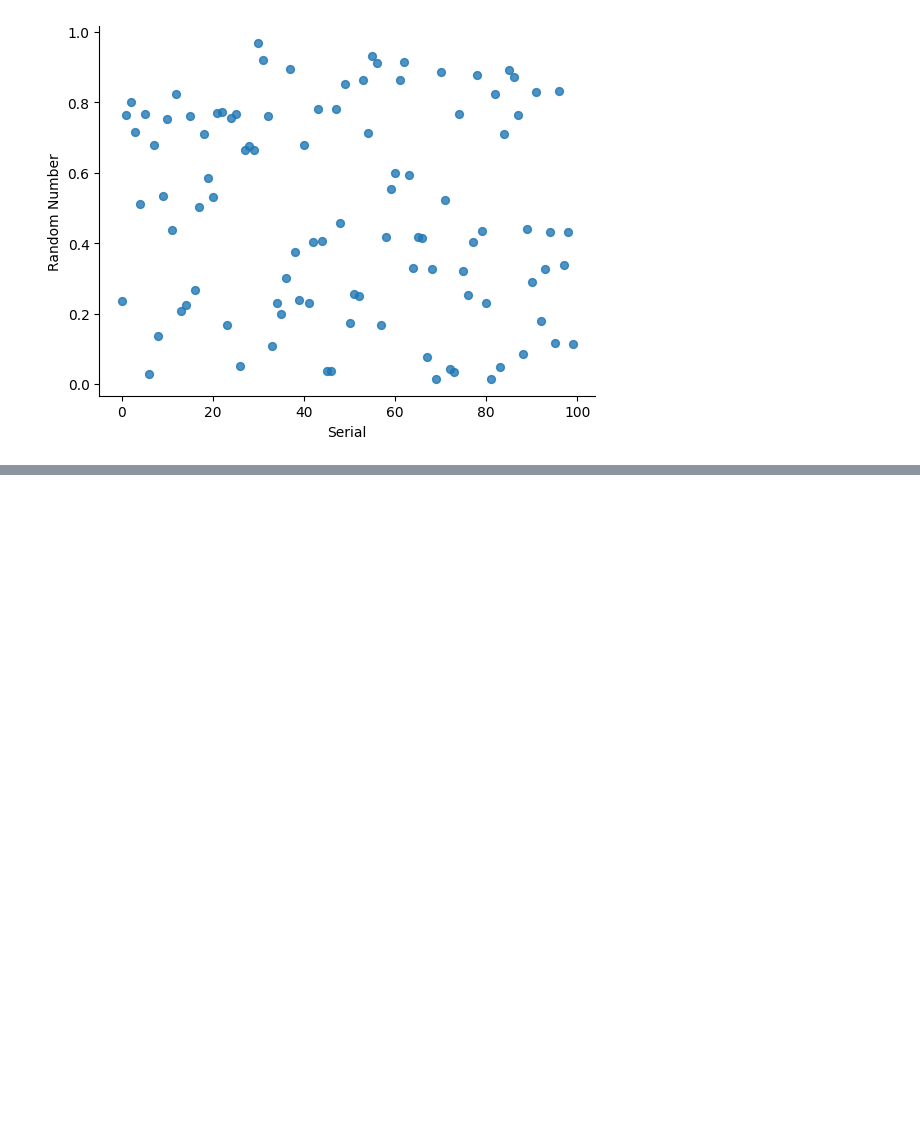
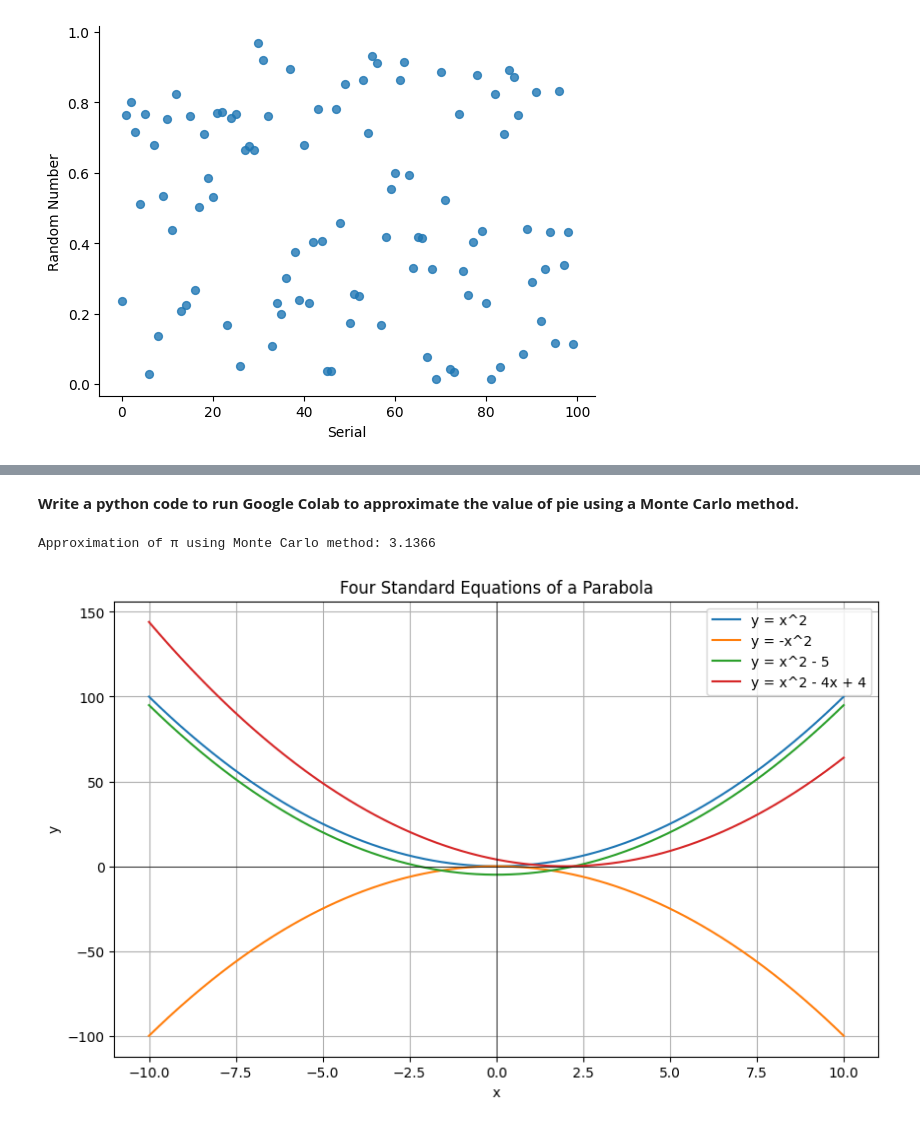
Before and after one commit to rahmanziaur/Simu-Model-ICT, a Jupyter notebook: RandomPython_Test1.ipynb, the cells around one changed output, grey strips where cells are left out. Saved outputs shown, nothing was run; the diff lists cells and outputs as text; code cells hidden in the pictures; blank space fills up the shorter version.

```diff
--- a/RandomPython_Test1.ipynb
+++ b/RandomPython_Test1.ipynb
@@ -122,0 +192,59 @@ plt.gca().spines[['top', 'right',]].set_visible(False)
+# %% [markdown]
+**Write a python code to run Google Colab to approximate the value of pie using a Monte Carlo method.**
+# %%
+import random
+
+def monte_carlo_pi(num_points):
+    points_inside_circle = 0
+
+    for _ in range(num_points):
+        x = random.uniform(0, 1)
+
+        y = random.uniform(0, 1)
+
+
+        distance = x**2 + y**2
+
+        if distance <= 1:
+            points_inside_circle += 1
+
+    pi_approx = 4 * points_inside_circle / num_points
+    return pi_approx
+
+# Number of points for Monte Carlo simulation
+num_points = 100000
+
+# Approximate π using Monte Carlo method
+approx_pi = monte_carlo_pi(num_points)
+
+print("Approximation of π using Monte Carlo method:", approx_pi)
+# %% [output]
+Approximation of π using Monte Carlo method: 3.1366
+# %%
+import numpy as np
+import matplotlib.pyplot as plt
+
+# Function to plot parabola
+def plot_parabola(a, b, c, label):
+    x = np.linspace(-10, 10, 400)
+    y = a * x**2 + b * x + c
+    plt.plot(x, y, label=label)
+
+# Plotting the parabolas
+plt.figure(figsize=(10, 6))
+
+plot_parabola(1, 0, 0, 'y = x^2')  # Standard parabola
+plot_parabola(-1, 0, 0, 'y = -x^2')  # Upside-down parabola
+plot_parabola(1, 0, -5, 'y = x^2 - 5')  # Parabola shifted down
+plot_parabola(1, -4, 4, 'y = x^2 - 4x + 4')  # Parabola shifted right
+
+plt.xlabel('x')
+plt.ylabel('y')
+plt.title('Four Standard Equations of a Parabola')
+plt.legend()
+plt.grid(True)
+plt.axhline(0, color='black',linewidth=0.5)
+plt.axvline(0, color='black',linewidth=0.5)
+plt.show()
+# %% [output]
+[figure, added]
```
Also changed, not shown: parts of 24 cells of this notebook.
